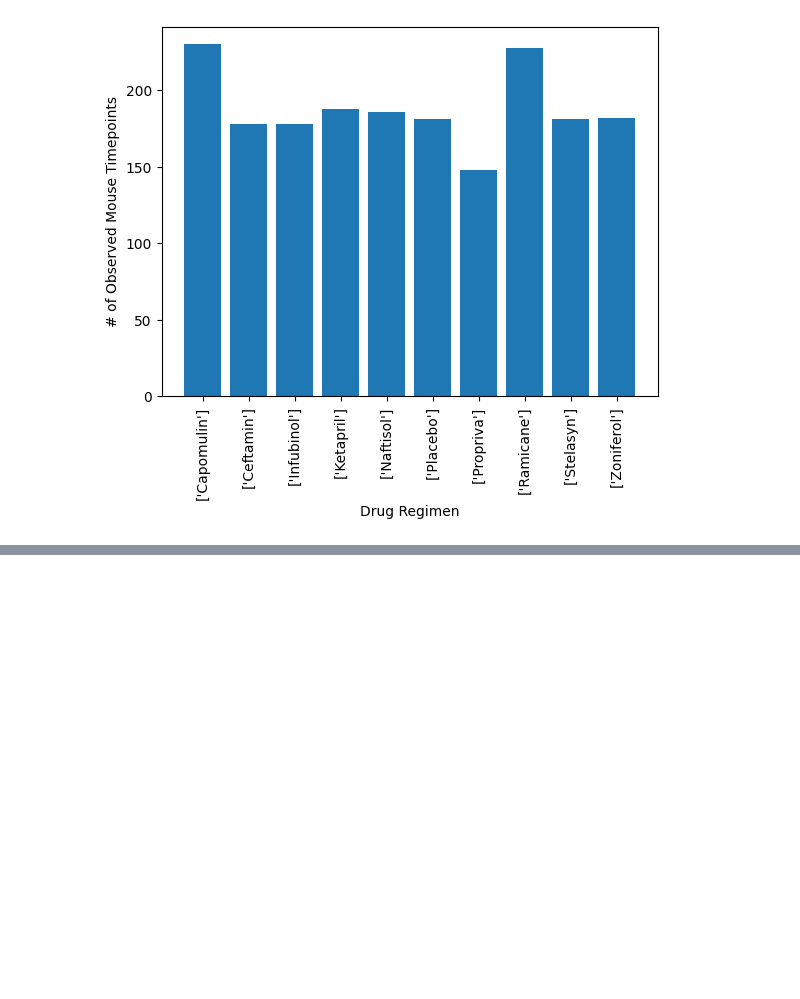
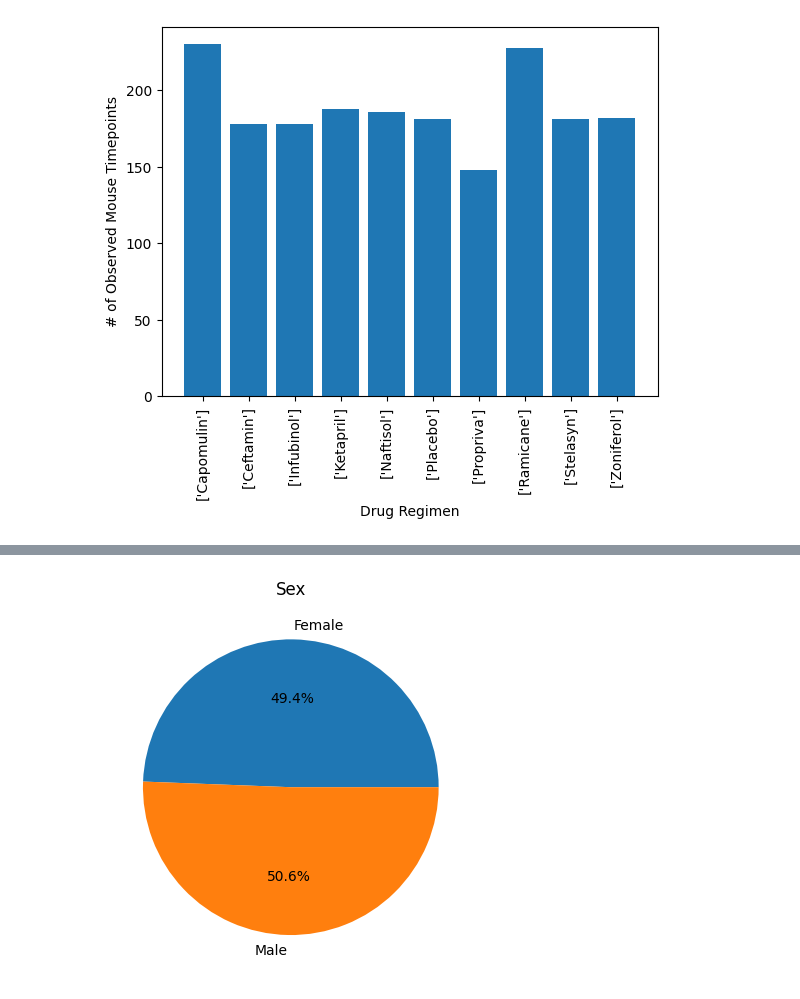
Before and after one commit to Ray-Marshal/visualization_challenge, a Jupyter notebook: pymaceuticals_final.ipynb, the cells around one changed output, grey strips where cells are left out. Cells and saved outputs as stored; diff of their text form; code cells hidden in the pictures; blank space fills up the shorter version.

```diff
--- a/pymaceuticals_final.ipynb
+++ b/pymaceuticals_final.ipynb
@@ -156,0 +168,10 @@ plt.show()
+# %%
+# Generate a pie plot showing the distribution of female versus male mice using pyplot
+mouse_gender = mouse_study_df["Sex"].value_counts()
+mouse_gender = mouse_gender.sort_values()
+gender_labels = mouse_study_df["Sex"].unique()
+plt.pie(mouse_gender, labels=gender_labels, autopct="%1.1f%%")
+plt.title("Sex")
+plt.show()
+# %% [output]
+[figure, added]
```
Also changed, not shown: parts of 2 cells of this notebook.
